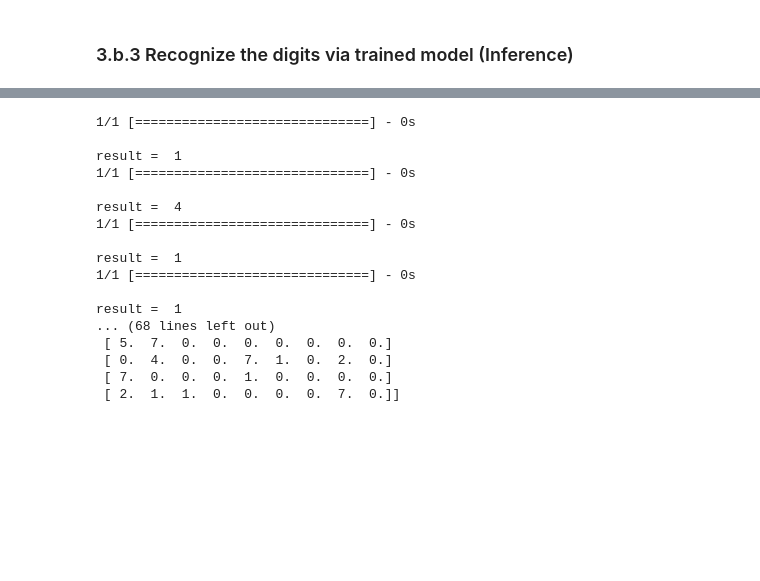
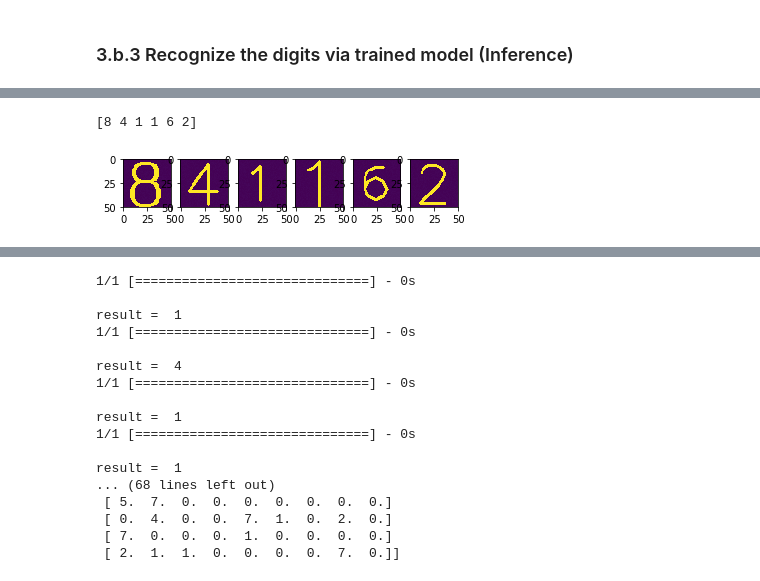
Before and after one commit to mydmdm/sudoku, a Jupyter notebook: notebook/ipwebcam.ipynb, the cells around one changed output, grey strips where cells are left out. Drawn from its saved outputs; the diff is of its cells as text; code cells hidden in the pictures; blank space fills up the shorter version.

```diff
--- a/notebook/ipwebcam.ipynb
+++ b/notebook/ipwebcam.ipynb
@@ -375,0 +382,8 @@ imp.reload(cnn_model)
+# %%
+for k in list(range(6)):
+    plt.subplot(1,6,k+1)
+    plt.imshow(x_train[k])
+print(y_train[0:6])
+# %% [output]
+[8 4 1 1 6 2]
+[figure, added]
```
Also changed, not shown: parts of 8 cells of this notebook, 1 other file.
